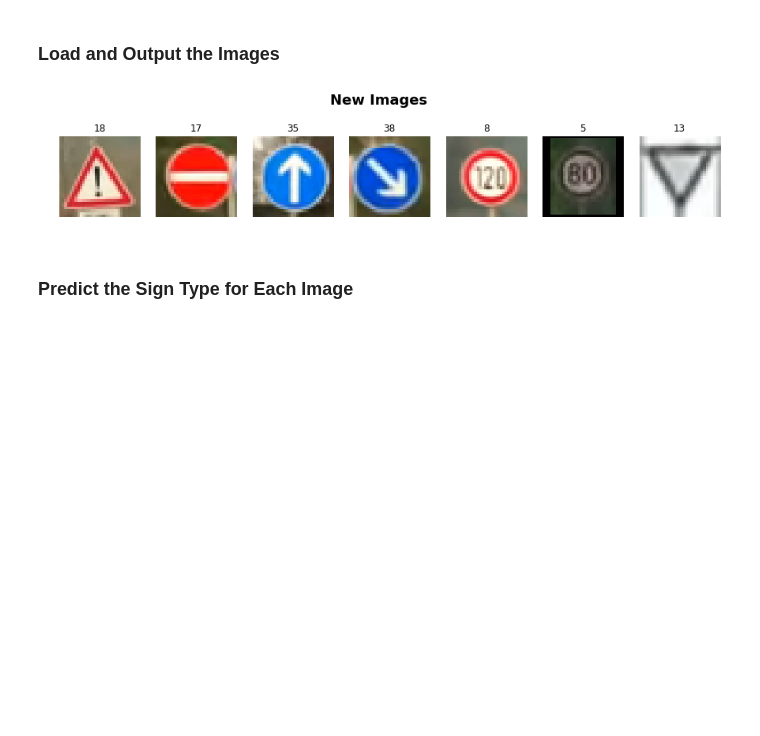
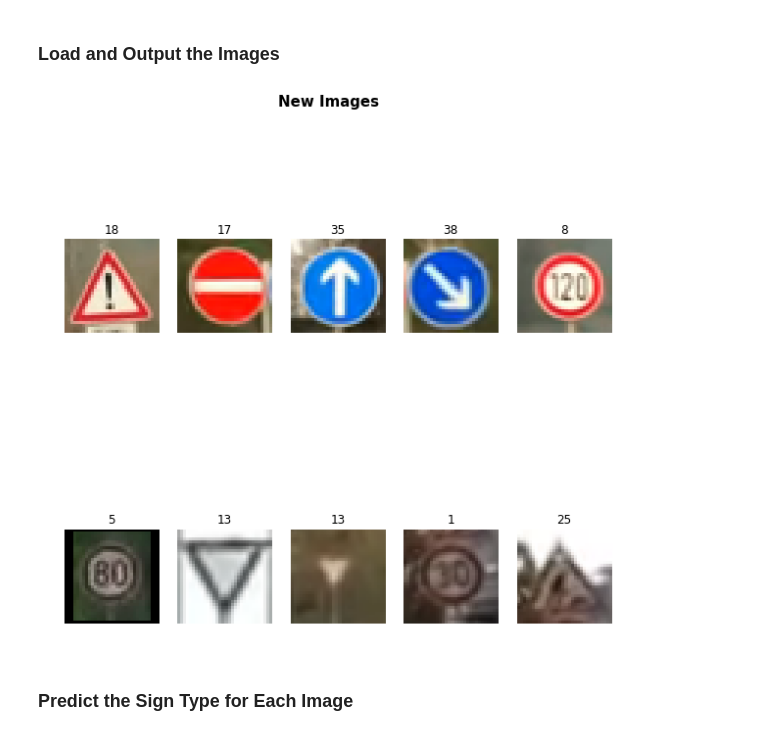
Before and after one commit to AntonioIsas/CarND-Traffic-Sign-Classifier-Project, a Jupyter notebook: Traffic_Sign_Classifier.ipynb, the cells around one changed output. Saved outputs shown, nothing was run; the diff lists cells and outputs as text; code cells hidden in the pictures; blank space fills up the shorter version.

```diff
--- a/Traffic_Sign_Classifier.ipynb
+++ b/Traffic_Sign_Classifier.ipynb
@@ -288,14 +288,16 @@ keep_prob = tf.placeholder(tf.float32)
 one_hot_y = tf.one_hot(y, 43)
 
 rate = 0.001
+#prevent overfitting
+beta = 0.001
 
 logits, conv1, conv2 = LeNet(x, weights, biases, keep_prob)
 cross_entropy = tf.nn.softmax_cross_entropy_with_logits(labels=one_hot_y, logits=logits)
 loss_operation = tf.reduce_mean(cross_entropy)
 
 # Loss function with L2 Regularization with beta=0.01
-#regularizers = tf.nn.l2_loss(weights['wc1'])+tf.nn.l2_loss(weights['wc2'])+tf.nn.l2_loss(weights['wd1'])+tf.nn.l2_loss(weights['wd2'])+tf.nn.l2_loss(weights['out'])
-#loss_operation = tf.reduce_mean(loss_operation + beta * regularizers)
+regularizers = tf.nn.l2_loss(weights['wc1'])+tf.nn.l2_loss(weights['wc2'])+tf.nn.l2_loss(weights['wd1'])+tf.nn.l2_loss(weights['wd2'])+tf.nn.l2_loss(weights['out'])
+loss_operation = tf.reduce_mean(loss_operation + beta * regularizers)
 
 optimizer = tf.train.AdamOptimizer(learning_rate = rate)
 training_operation = optimizer.minimize(loss_operation)
@@ -315,10 +317,8 @@ def evaluate(X_data, y_data):
     return total_accuracy / num_examples
 # %%
 # Train Model
-EPOCHS = 90
+EPOCHS = 100
 BATCH_SIZE = 50
-#prevent overfitting
-beta = .001
 
 save_file = './lenet'
 saver = tf.train.Saver()
@@ -381,36 +382,39 @@ You may find `signnames.csv` useful as it contains mappings from the class id (i
 # %%
 ### Load the images and plot them here.
 ### Feel free to use as many code cells as needed.
 images_names = [
     {'img':'18_General_caution.png', 'key':18},
     {'img':'17_No_entry.png', 'key':17},
     {'img':'35_Ahead_only.png', 'key':35},
     {'img':'38_Keep_right.png', 'key':38},
     {'img':'8_Speed_limit_120.png', 'key':8},
     {'img':'5_Speed_limit_80.png', 'key':5},
-    {'img':'unknown.png', 'key':13}
+    {'img':'unknown.png', 'key':13},
+    {'img':'13_yield.png', 'key':13},
+    {'img':'1_Speed_limit_30.png', 'key':1},
+    {'img':'25_roadwork.png', 'key':25},
 ]
 length = len(images_names)
 
 images = []
 
-fig = plt.figure(figsize=(15, 15))
-fig.suptitle("New Images", fontsize=18, fontweight='bold', y=.6)
+fig = plt.figure(figsize=(10, 10))
+fig.suptitle("New Images", fontsize=15, fontweight='bold')
 
 for i in range( length ):
     img = cv2.imread('data/img/' + images_names[i]['img'] )
     img = cv2.cvtColor(img, cv2.COLOR_BGR2RGB)
 
     images.append(img)
 
-    plt.subplot(1, length, i+1);
+    plt.subplot(2, 5, i+1);
     plt.imshow( img )
     plt.title( images_names[i]['key'] )
     plt.axis('off')
 
 images = np.array(images)
 # %% [output]
-[figure, old version]
+[figure, new version]
 # %% [markdown]
 ### Predict the Sign Type for Each Image
 # %%
```
Also changed, not shown: parts of 8 cells of this notebook, 7 other files.
